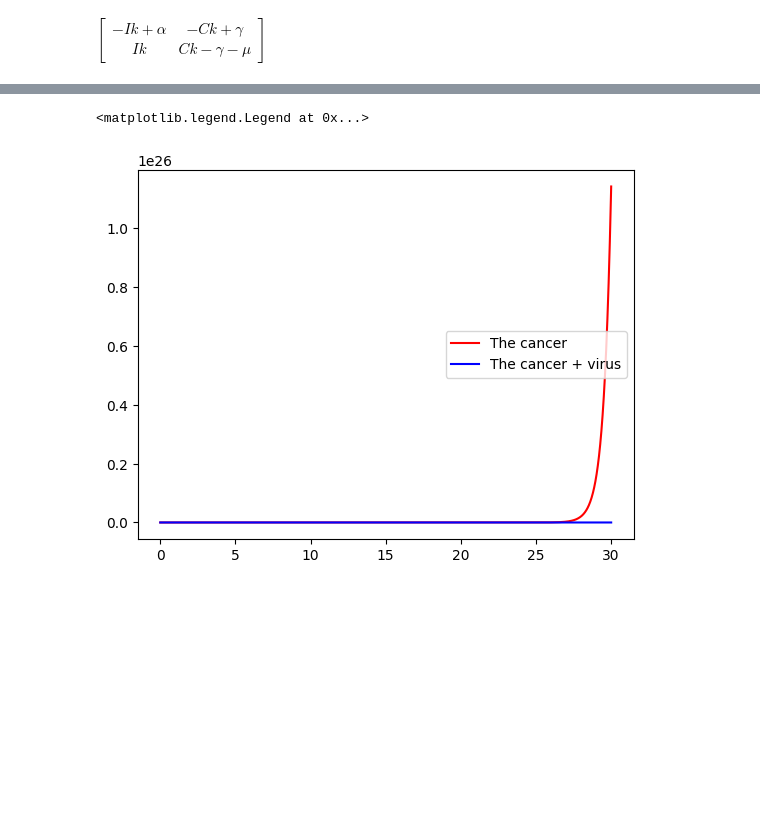
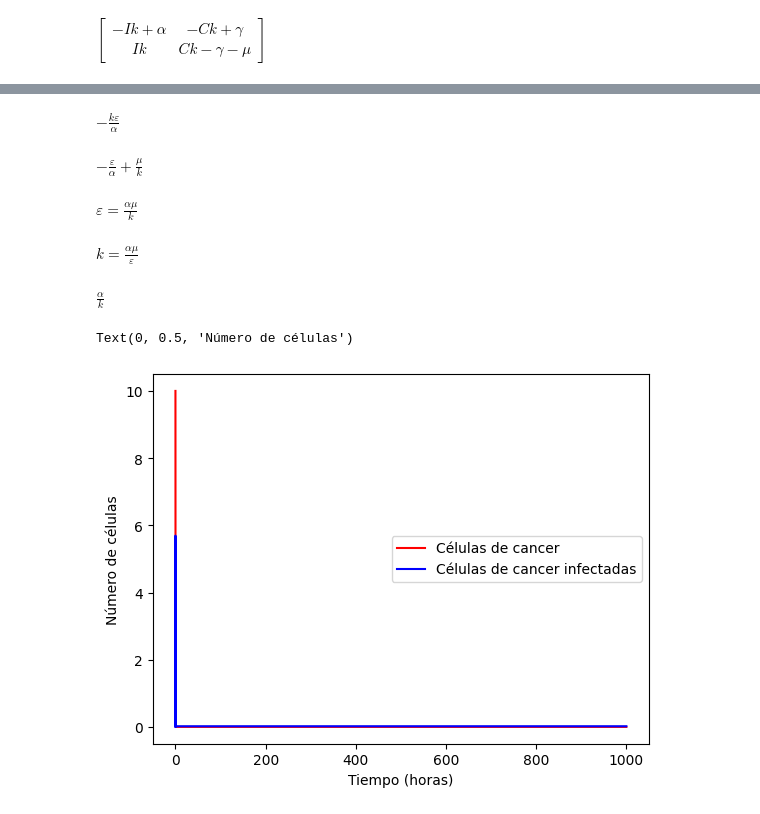
Before and after one commit to SergioPachonDotor/MAIM, a Jupyter notebook: Tarea_4/Punto_1.ipynb, the cells around one changed output, grey strips where cells are left out. Drawn from its saved outputs; the diff is of its cells as text; code cells hidden in the pictures; blank space fills up the shorter version.

```diff
--- a/Tarea_4/Punto_1.ipynb
+++ b/Tarea_4/Punto_1.ipynb
@@ -72,14 +86,14 @@ Valor propio 2 = α
 # Parámetros
 
 α = 2 # 1/hora *
-γ = 1 # 1/hora (0.81 - 2) ; (Oscila con valores < 0.8) -> 560 = Caos; 565 rango máximo
-k = 0.00001 # 1/hora
+γ = 0.00001 # 1/hora (0.81 - 2) ; (Oscila con valores < 0.8) -> 560 = Caos; 565 rango máximo
+k = 100
 μ = 0.5 # 1/hora *
-C0 = 100 # Cancer Inicial
-I0 = 1  # Cancer + Virus Inicial
+C0 = 1000 # Cancer Inicial
+I0 = 1000  # Cancer + Virus Inicial
 
 dt = 0.01
-tmax = 30
+tmax = 1000
 steps = int(tmax/dt)
 
 def model(z, t):
@@ -124,0 +147,5 @@ plt.legend(loc=5)
+# %%
+α, γ, k, μ, C, I, ε = sym.symbols('α, γ, k, μ, C, I, ε')
+
+dCdt = α*C - (k*C*I)
+dIdt = ε + (k*C*I) - μ*I
@@ -125,32 +221,58 @@ plt.legend(loc=5)
+# %%
+sym.simplify(Jaceq.trace())
+# %% [output]
+$\displaystyle - \frac{k ε}{α}$
+# %%
+# C
+eq_sis_2 = (-ε + α*μ/k)/α
+sym.simplify(eq_sis_2)
+# %% [output]
+$\displaystyle - \frac{ε}{α} + \frac{μ}{k}$
+# %%
+sym.Eq(ε ,(sym.solve(eq_sis_2, [ε])[0]))
+# %% [output]
+$\displaystyle ε = \frac{α μ}{k}$
+# %%
+sym.Eq(k ,sym.solve(eq_sis_2, [k])[0])
+# %% [output]
+$\displaystyle k = \frac{α μ}{ε}$
+# %%
+# I
+α/k
+# %% [output]
+$\displaystyle \frac{α}{k}$
 # %%
 # Parámetros
-
 α = 2 # 1/hora *
-γ = 1 # 1/hora (0.81 - 2) ; (Oscila con valores < 0.8) -> 560 = Caos; 565 rango máximo
-k = 0.00001 # 1/hora
-μ = 0.5 # 1/hora *
-C0 = 1 # Cancer Inicial
-I0 = 100  # Cancer + Virus Inicial
+k = 100 #
+μ = 100 # 1/hora *
+C0 = 10 # Cancer Inicial
+I0 = 0  # Cancer + Virus Inicial
+ε = 2 # 1/hora
 
 dt = 0.01
-tmax = 30
+tmax = 1000
 steps = int(tmax/dt)
 
 def model(z, t):
     C, I  = z
-    dCdt = α*C - ((k*C*I)/(I + C))
-    dIdt = ((k*C*I)/ (I + C)) - μ*I
+    dCdt = α*C - (k*C*I)
+    dIdt = ε + (k*C*I) - μ*I
     return np.array([dCdt, dIdt])
 
 t = np.linspace(0,tmax, steps)
 c0 = np.array([C0, I0])
 
 sol = odeint(model,c0,t)  # Solución del sistema
 solC = sol[:,0]
 solI = sol[:,1]
-plt.plot(t, solC, color='red', label='The cancer')
-plt.plot(t, solI, color='blue', label='The cancer + virus')
+
+plt.plot(t, solC, color='red', label='Células de cancer')
+plt.plot(t, solI, color='blue', label='Células de cancer infectadas')
 plt.legend(loc=5)
+plt.xlabel('Tiempo (horas)')
+plt.ylabel('Número de células')
+# plt.xscale('log')
 # %% [output]
-<matplotlib.legend.Legend at 0x...>
+Text(0, 0.5, 'Número de células')
-[figure, old version]
+[figure, new version]
```
Also changed, not shown: parts of 26 cells of this notebook, 1 other file.
